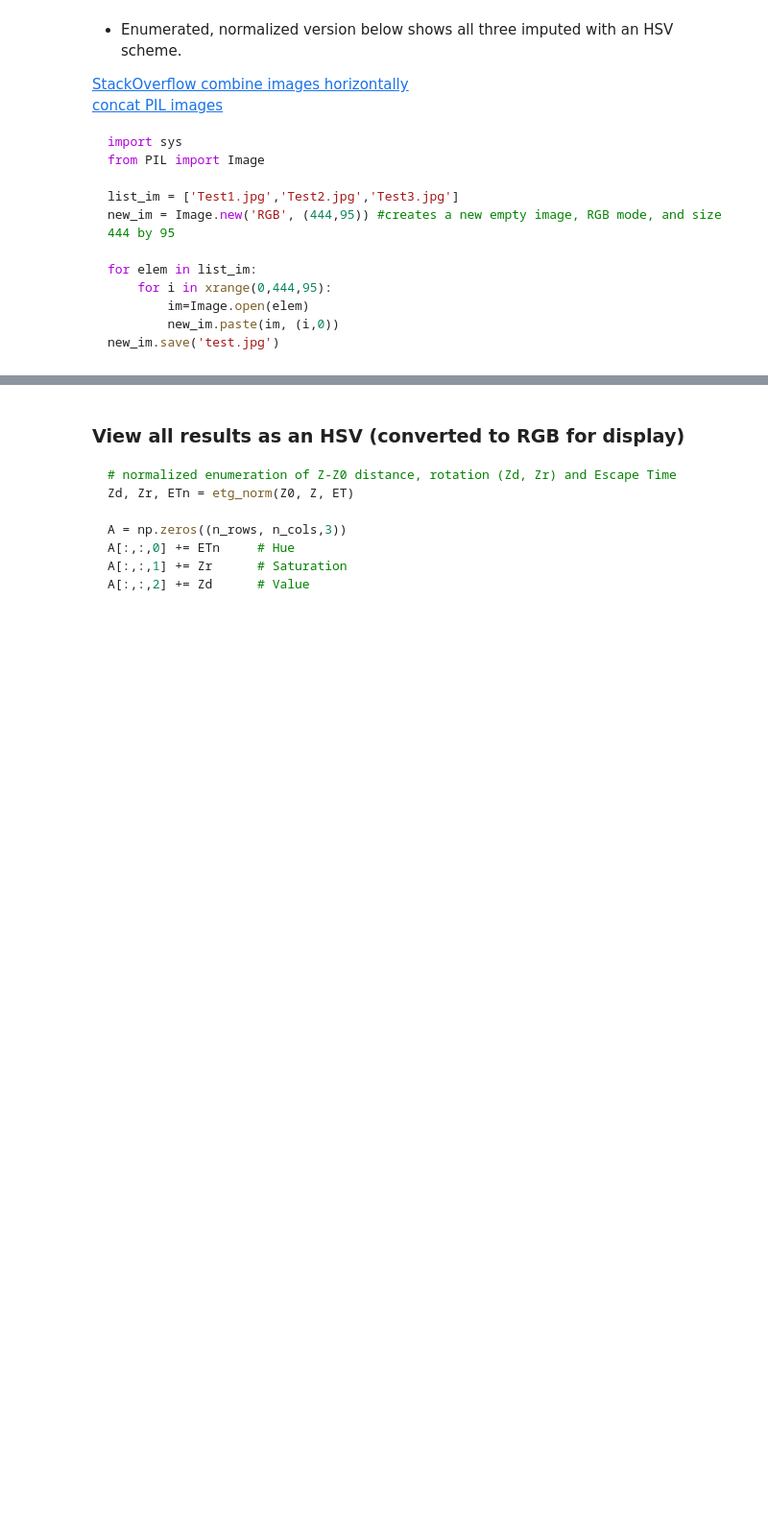
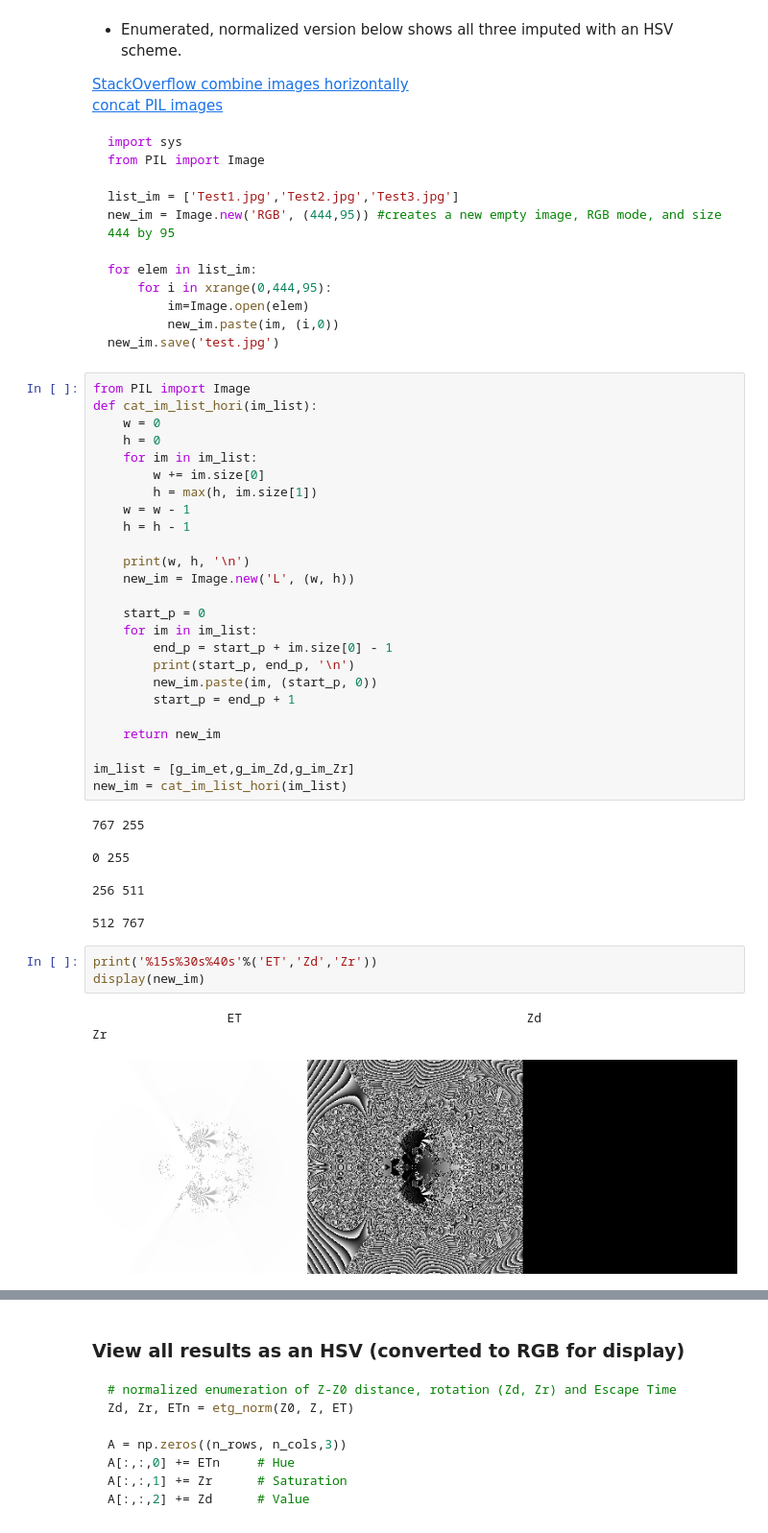
Before and after one commit to dlanier/scalygraphic, a Jupyter notebook: doc_code/impute_color_examples.ipynb, the cells around one changed output, grey strips where cells are left out. Shown at 96% size. Drawn from its saved outputs; the diff is of its cells as text; blank space fills up the shorter version.

````diff
--- a/doc_code/impute_color_examples.ipynb
+++ b/doc_code/impute_color_examples.ipynb
@@ -62,4 +62,43 @@ for elem in list_im:
         new_im.paste(im, (i,0))
 new_im.save('test.jpg')
 ```
+# %%
+from PIL import Image
+def cat_im_list_hori(im_list):
+    w = 0
+    h = 0
+    for im in im_list:
+        w += im.size[0]
+        h = max(h, im.size[1])
+    w = w - 1
+    h = h - 1
+
+    print(w, h, '\n')
+    new_im = Image.new('L', (w, h))
+
+    start_p = 0
+    for im in im_list:
+        end_p = start_p + im.size[0] - 1
+        print(start_p, end_p, '\n')
+        new_im.paste(im, (start_p, 0))
+        start_p = end_p + 1
+
+    return new_im
+
+im_list = [g_im_et,g_im_Zd,g_im_Zr]
+new_im = cat_im_list_hori(im_list)
+# %% [output]
+767 255
+
+0 255
+
+256 511
+
+512 767
+# %%
+print('%15s%30s%40s'%('ET','Zd','Zr'))
+display(new_im)
+# %% [output]
+                  ET                                      Zd                                      Zr
+[figure, added]
 # %%
````
Also changed, not shown: parts of 3 cells of this notebook.
